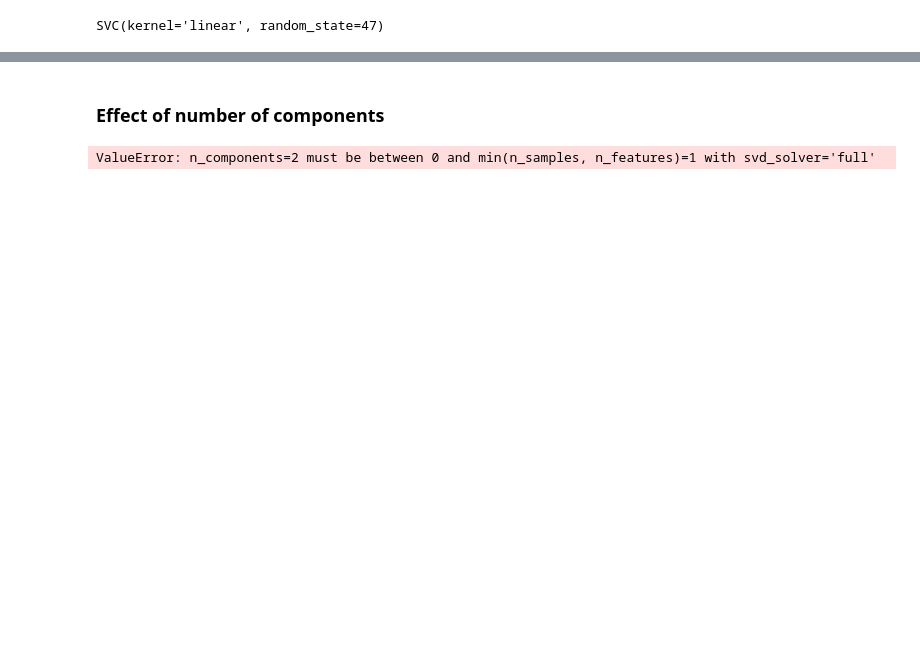
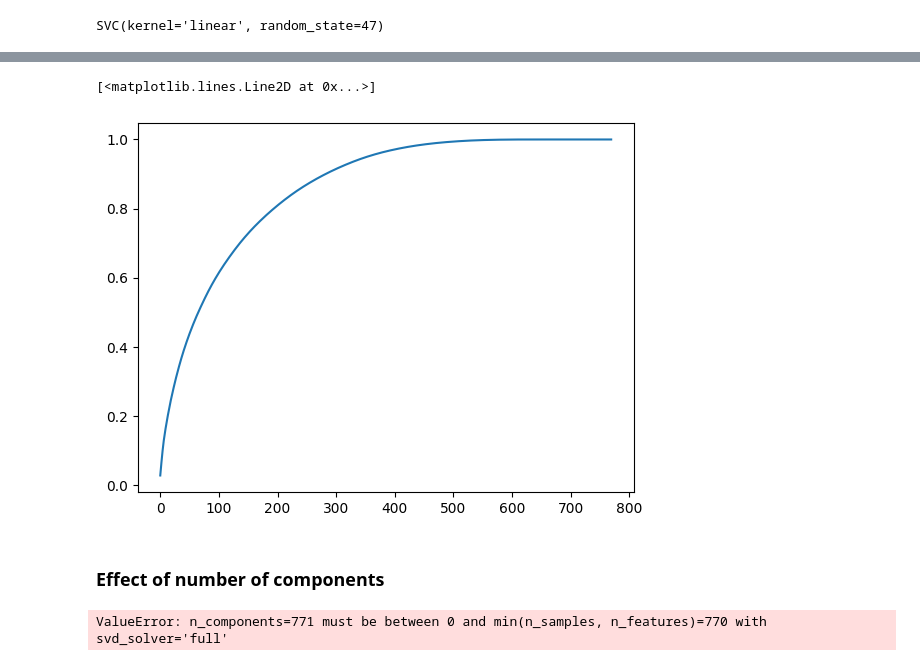
Before and after one commit to aharnishp/InsightScan-ML, a Jupyter notebook: models/PCA-2.ipynb, the cells around one changed output, grey strips where cells are left out. Cells and saved outputs as stored; diff of their text form; code cells hidden in the pictures; blank space fills up the shorter version.

```diff
--- a/models/PCA-2.ipynb
+++ b/models/PCA-2.ipynb
@@ -52,7 +63,7 @@ X_test = scalar.transform(X_test)
 # %%
 #PCA
 from sklearn.decomposition import PCA
-pca = PCA(n_components=2)
+pca = PCA(n_components=None)
 # %%
 # print the PCA components
 print(pca.fit(X_train))
@@ -94,3 +134,8 @@ accuracy_score(y_test, y_pred)
+# %%
+plt.plot(np.cumsum(pca.explained_variance_ratio_))
+# %% [output]
+[<matplotlib.lines.Line2D at 0x...>]
+[figure, added]
 # %%
 X_train, X_test, y_train, y_test = X_trainC, X_testC, y_trainC, y_testC
 # %% [markdown]
@@ -99,15 +144,14 @@ X_train, X_test, y_train, y_test = X_trainC, X_testC, y_trainC, y_testC
 # plotting for number of components vs accuracy
 accuracies = []
 
-for num_components in range(1, 25):
+for num_components in range(1, 1000):
+    X_train, X_test, y_train, y_test = X_trainC, X_testC, y_trainC, y_testC
     pca = PCA(n_components=num_components)
     X_train = pca.fit_transform(X_train)
     X_test = pca.transform(X_test)
-    svm = SVC(kernel='linear', C=1.0, random_state=47)
+    svm = SVC(kernel='linear', C=1.0, random_state=0)
     svm.fit(X_train, y_train)
     y_pred = svm.predict(X_test)
     accuracies.append(accuracy_score(y_test, y_pred))
-
-plt.plot(range(1, 30), accuracies)
 # %% [output]
-ValueError: n_components=2 must be between 0 and min(n_samples, n_features)=1 with svd_solver='full'
+ValueError: n_components=771 must be between 0 and min(n_samples, n_features)=770 with svd_solver='full'
```
Also changed, not shown: parts of 10 cells of this notebook, 6 other files.
